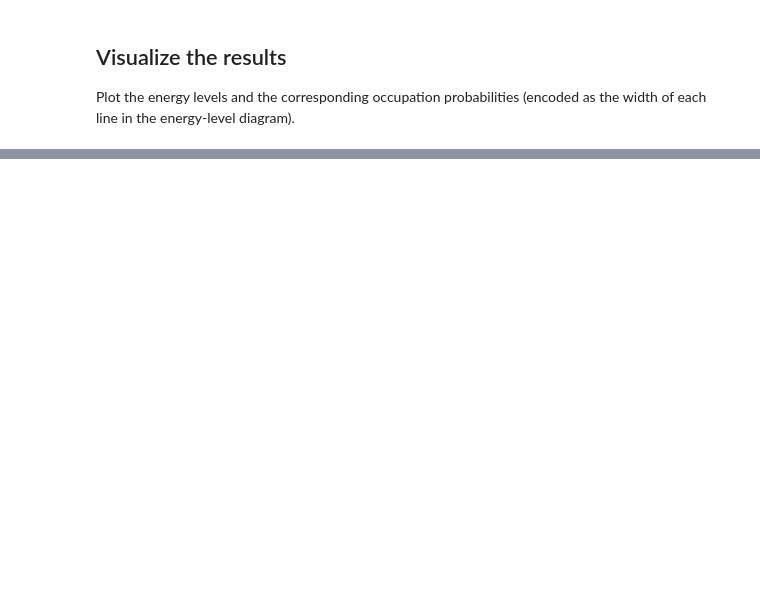
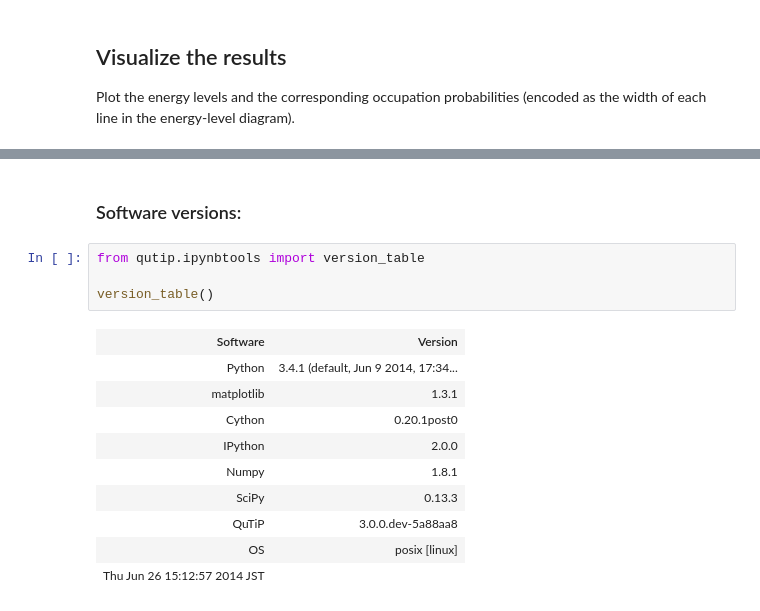
Before and after one commit to jrjohansson/qutip-lectures, a Jupyter notebook: Lecture-8-Adiabatic-quantum-computing.ipynb, the cells around one changed output, grey strips where cells are left out. Saved outputs shown, nothing was run; the diff lists cells and outputs as text; blank space fills up the shorter version.

```diff
--- a/Lecture-8-Adiabatic-quantum-computing.ipynb
+++ b/Lecture-8-Adiabatic-quantum-computing.ipynb
@@ -182,0 +182,17 @@ axes[1].legend(("Ground state",));
+# %% [markdown]
+### Software versions:
+# %%
+from qutip.ipynbtools import version_table
+
+version_table()
+# %% [output]
+| Software | Version |
+| Python | 3.4.1 (default, Jun 9 2014, 17:34... |
+| matplotlib | 1.3.1 |
+| Cython | 0.20.1post0 |
+| IPython | 2.0.0 |
+| Numpy | 1.8.1 |
+| SciPy | 0.13.3 |
+| QuTiP | 3.0.0.dev-5a88aa8 |
+| OS | posix [linux] |
+| Thu Jun 26 15:12:57 2014 JST |  |
```
Also changed, not shown: parts of 7 cells of this notebook.
